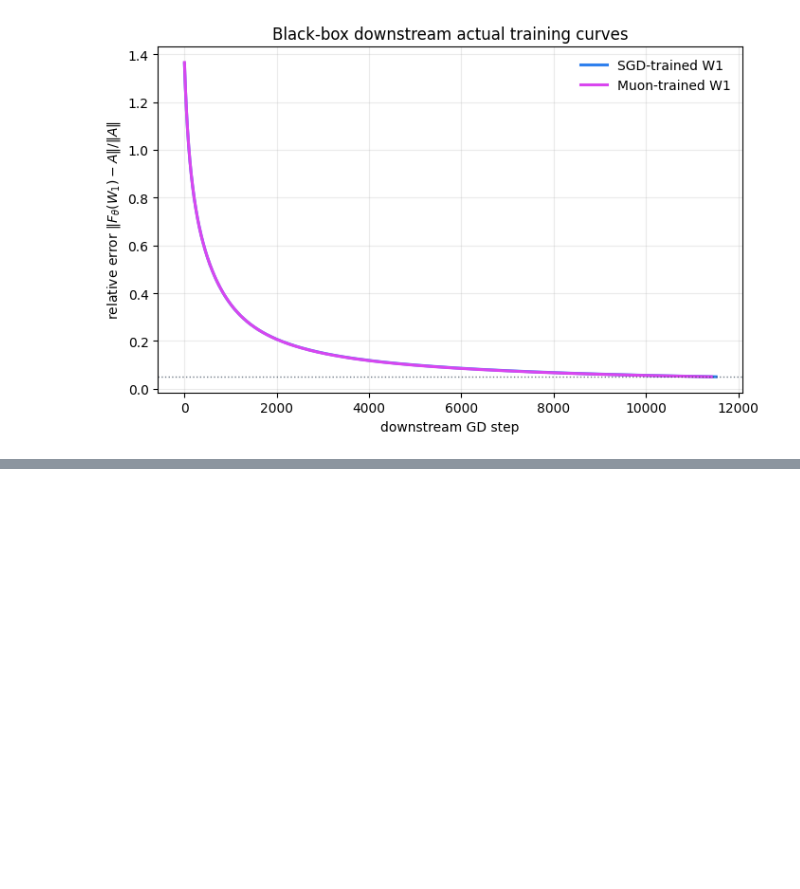
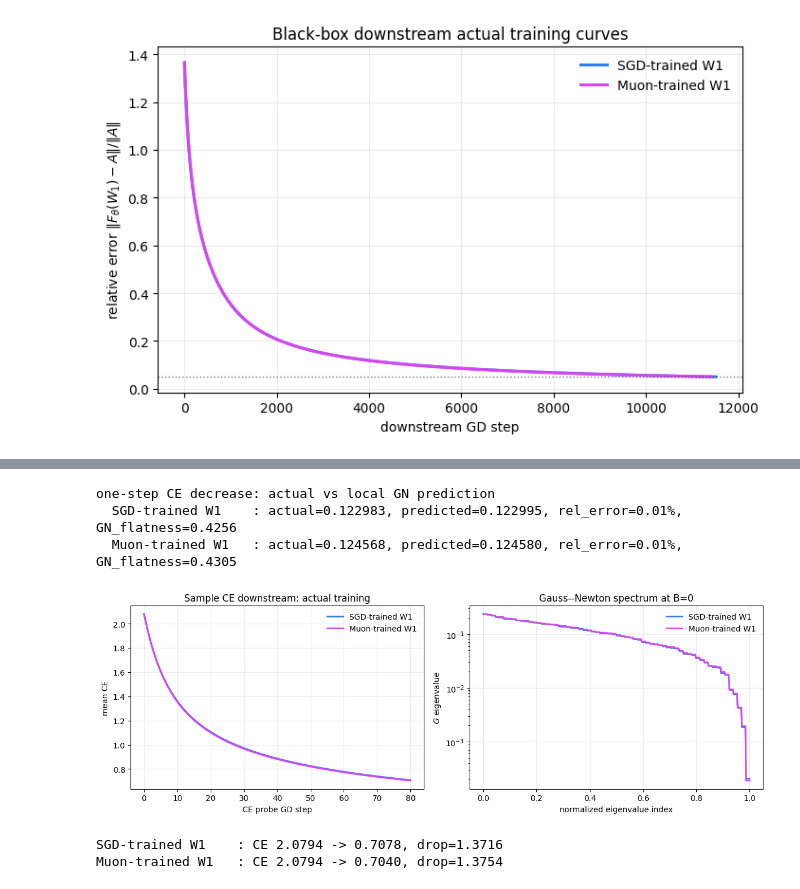
Before and after one commit to huanghao-sss/muon_interpretation, a Jupyter notebook: Chinese/demo_muon_tradeoff.executed.ipynb, the cells around one changed output, grey strips where cells are left out. Drawn from its saved outputs; the diff is of its cells as text; code cells hidden in the pictures; blank space fills up the shorter version.

Commit message:
Extend tradeoff notebooks with sample CE analysis

```diff
--- a/Chinese/demo_muon_tradeoff.executed.ipynb
+++ b/Chinese/demo_muon_tradeoff.executed.ipynb
@@ -714,0 +994,60 @@ Black-box downstream: actual training curves
+# %%
+X_ce, y_ce = make_ce_dataset()
+H_ce_sgd = X_ce @ sgd_run["W1"].T
+H_ce_muon = X_ce @ muon_run["W1"].T
+
+ce_cases = {
+    "SGD-trained W1": H_ce_sgd,
+    "Muon-trained W1": H_ce_muon,
+}
+
+gn_eigenvalues = {}
+print("one-step CE decrease: actual vs local GN prediction")
+for label, H_ce in ce_cases.items():
+    actual, predicted, A_gn = one_step_ce_gn_check(H_ce, y_ce)
+    rel_error = abs(predicted - actual) / max(abs(actual), 1e-12)
+    eigenvalues = torch.linalg.eigvalsh(A_gn).clamp_min(0)
+    active = eigenvalues[eigenvalues > 1e-10 * eigenvalues.max()]
+    flatness = float((active.sum() / active.max()).item() / len(active))
+    gn_eigenvalues[label] = active.detach().cpu()
+    print(
+        f"  {label:18s}: actual={actual:.6f}, predicted={predicted:.6f}, "
+        f"rel_error={100 * rel_error:.2f}%, GN_flatness={flatness:.4f}"
+    )
+
+ce_curves = {
+    label: train_ce_probe(H_ce, y_ce)
+    for label, H_ce in ce_cases.items()
+}
+
+fig, axes = plt.subplots(1, 2, figsize=(12.0, 4.2))
+colors = {"SGD-trained W1": "#2F80ED", "Muon-trained W1": "#D946EF"}
+for label, curve in ce_curves.items():
+    axes[0].plot(curve, label=label, lw=2.2, color=colors[label])
+axes[0].set_xlabel("CE probe GD step")
+axes[0].set_ylabel("mean CE")
+axes[0].set_title("Sample CE downstream: actual training")
+axes[0].grid(True, alpha=0.25)
+axes[0].legend(frameon=False)
+
+for label, eigenvalues in gn_eigenvalues.items():
+    rank = torch.linspace(0, 1, len(eigenvalues))
+    axes[1].semilogy(rank, eigenvalues.flip(0), label=label, lw=2.0, color=colors[label])
+axes[1].set_xlabel("normalized eigenvalue index")
+axes[1].set_ylabel(r"$G$ eigenvalue")
+axes[1].set_title("Gauss--Newton spectrum at B=0")
+axes[1].grid(True, alpha=0.25)
+axes[1].legend(frameon=False)
+
+fig.tight_layout()
+plt.show()
+
+for label, curve in ce_curves.items():
+    print(f"{label:18s}: CE {curve[0]:.4f} -> {curve[-1]:.4f}, drop={curve[0] - curve[-1]:.4f}")
+# %% [output]
+one-step CE decrease: actual vs local GN prediction
+  SGD-trained W1    : actual=0.122983, predicted=0.122995, rel_error=0.01%, GN_flatness=0.4256
+  Muon-trained W1   : actual=0.124568, predicted=0.124580, rel_error=0.01%, GN_flatness=0.4305
+[figure, added]
+SGD-trained W1    : CE 2.0794 -> 0.7078, drop=1.3716
+Muon-trained W1   : CE 2.0794 -> 0.7040, drop=1.3754
```
Also changed, not shown: parts of 7 cells of this notebook, 3 other files.
